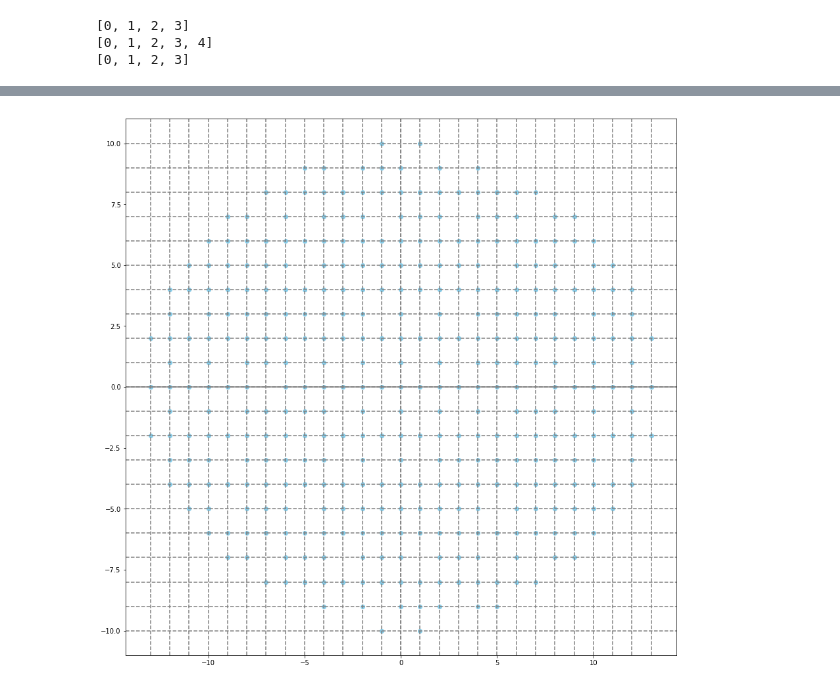
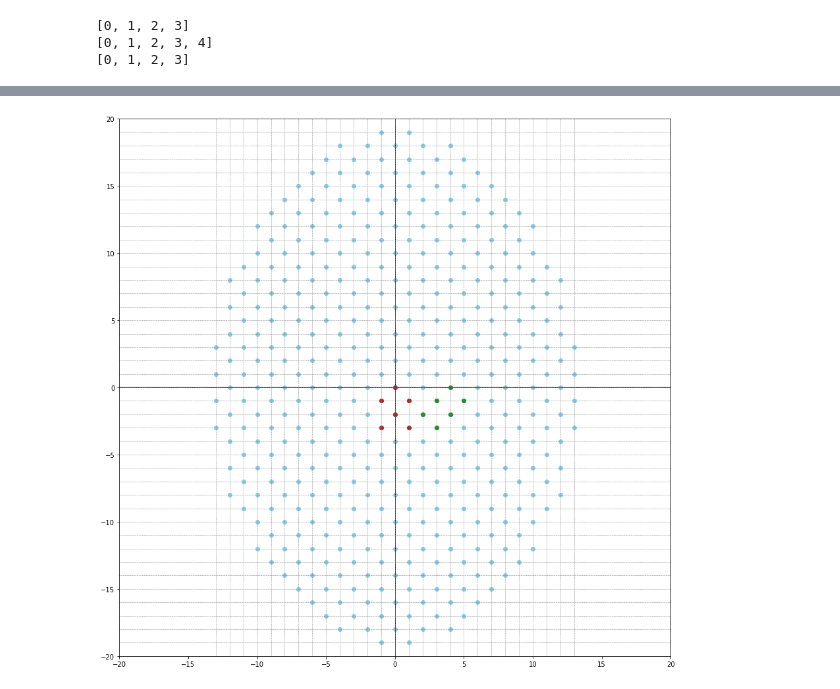
Before and after one commit to mmalenta/beam_tiling, a Jupyter notebook: Tiling.ipynb, the cells around one changed output, grey strips where cells are left out. Drawn from its saved outputs; the diff is of its cells as text; code cells hidden in the pictures.

```diff
--- a/Tiling.ipynb
+++ b/Tiling.ipynb
@@ -345,7 +444,7 @@ angle = -1.0 * np.arctan(nextbeam[1] / nextbeam[0])
 rotation = np.array(((np.cos(angle), -np.sin(angle)), (np.sin(angle), np.cos(angle))))
 
 rotated = np.matmul(rotation, testbeams[1, :].reshape(2, 1))
-ax.scatter(rotated[0], rotated[1], color='darkmagenta')
+#ax.scatter(rotated[0], rotated[1], color='darkmagenta')
 
 beamsrotated = np.apply_along_axis(np.matmul, 1, testbeams, np.transpose(rotation))
 fig = plt.figure(figsize=(15,15))
@@ -387,7 +486,7 @@ ax = fig.gca()
 vertical = np.where(seminormalised[:, 0] == 0.0)[0]
 verticalpositives = seminormalised[vertical[seminormalised[vertical, 1] > 0], 1]
 
-minverdist = np.sum(seminormalised[vertical[seminormalised[vertical, 1] > 0], 1] / (np.arange(len(verticalpositives)) + 1)) / len(verticalpositives)
+minverdist = np.sum(seminormalised[vertical[seminormalised[vertical, 1] > 0], 1] / (np.arange(len(verticalpositives)) + 1)) / len(verticalpositives) / 2
 
 print(minverdist)
 
@@ -419,20 +518,44 @@ fullynormalised = np.rint(np.apply_along_axis(np.multiply, 1, seminormalised, no
 [figure]
 [figure]
 [figure]
+# %%
+shape = np.zeros((6, 2))
+shape[0, :] = np.array((0, 0))
+shape[1, :] = np.array((-1, -1))
+shape[2, :] = np.array((1, -1))
+shape[3, :] = np.array((0, -2))
+shape[4, :] = np.array((-1, -3))
+shape[5, :] = np.array((1, -3))
+
+shape2 = np.zeros((6, 2))
+shape2[0, :] = np.array((0, 0))
+shape2[1, :] = np.array((-1, -1))
+shape2[2, :] = np.array((1, -1))
+shape2[3, :] = np.array((-2, -2))
+shape2[4, :] = np.array((0, -2))
+shape2[5, :] = np.array((-1, -3))
 # %%
 fig = plt.figure(figsize=(15,15))
 ax = fig.gca()
 
 ax.scatter(fullynormalised[:, 0], fullynormalised[:, 1], color='skyblue')
 
 ax.axhline(0.0, color='grey')
+ax.set_xlim(-20, 20)
+ax.set_ylim(-20, 20)
+
+ax.scatter(shape[:, 0], shape[:, 1], color='firebrick')
+ax.scatter(shape2[:, 0] + 4, shape2[:, 1], color='forestgreen')
+
+ax.axhline(0.0, color='black', linewidth=1.0)
+ax.axvline(0.0, color='black', linewidth=1.0)
 
 for column in np.arange(14):
-    ax.axvline(column, color='grey', linestyle='--')
-    ax.axvline(-1.0 * column, color='grey', linestyle='--')
+    ax.axvline(column, color='grey', linestyle='--', linewidth=0.5)
+    ax.axvline(-1.0 * column, color='grey', linestyle='--', linewidth=0.5)
 
-for row in np.arange(11):
-    ax.axhline(row, color='grey', linestyle='--')
-    ax.axhline(-1.0 * row, color='grey', linestyle='--')
+for row in np.arange(20):
+    ax.axhline(row, color='grey', linestyle='--', linewidth=0.5)
+    ax.axhline(-1.0 * row, color='grey', linestyle='--', linewidth=0.5)
 # %% [output]
-[figure, old version]
+[figure, new version]
```
Also changed, not shown: parts of 10 cells of this notebook.
